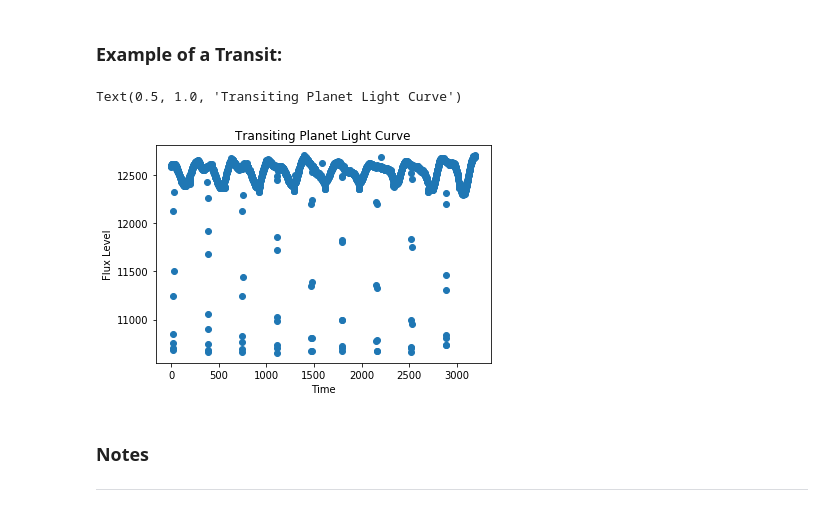
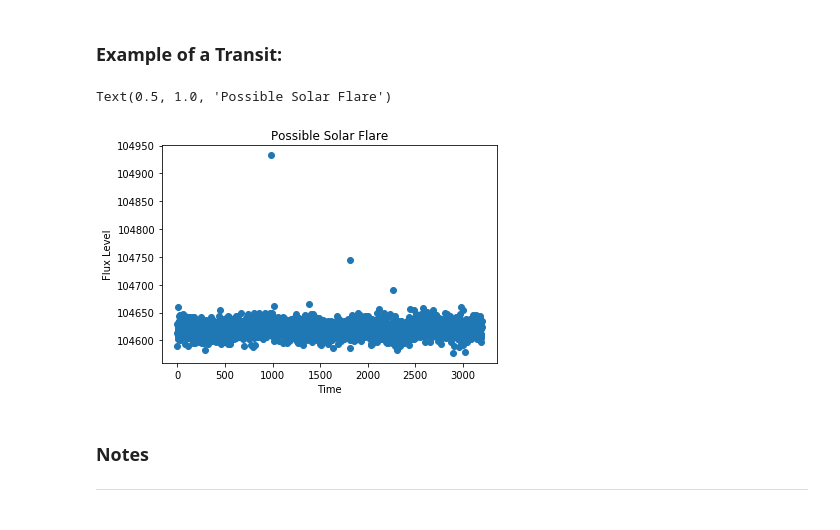
Before and after one commit to zachdg7/Exoplanet_Detection, a Jupyter notebook: models.ipynb, the cells around one changed output. Drawn from its saved outputs; the diff is of its cells as text; code cells hidden in the pictures.

```diff
--- a/models.ipynb
+++ b/models.ipynb
@@ -312,14 +312,14 @@ plt.scatter(x_axis, unseen_data.iloc[4028, 2:])
 ### Example of a Transit:
 # %%
 x_axis = list(range(join_planets.shape[1]-2))
-plt.scatter(x_axis, join_planets.iloc[11, 2:])
+plt.scatter(x_axis, join_planets.iloc[23, 2:])
 # plt.ylim(10040, 10090)
 plt.xlabel('Time')
 plt.ylabel('Flux Level')
-plt.title('Transiting Planet Light Curve')
+plt.title('Possible Solar Flare')
 # %% [output]
-Text(0.5, 1.0, 'Transiting Planet Light Curve')
+Text(0.5, 1.0, 'Possible Solar Flare')
-[figure, old version]
+[figure, new version]
 # %% [markdown]
 ### Notes <hr>
 # %%
```
Also changed, not shown: 3 other files.
